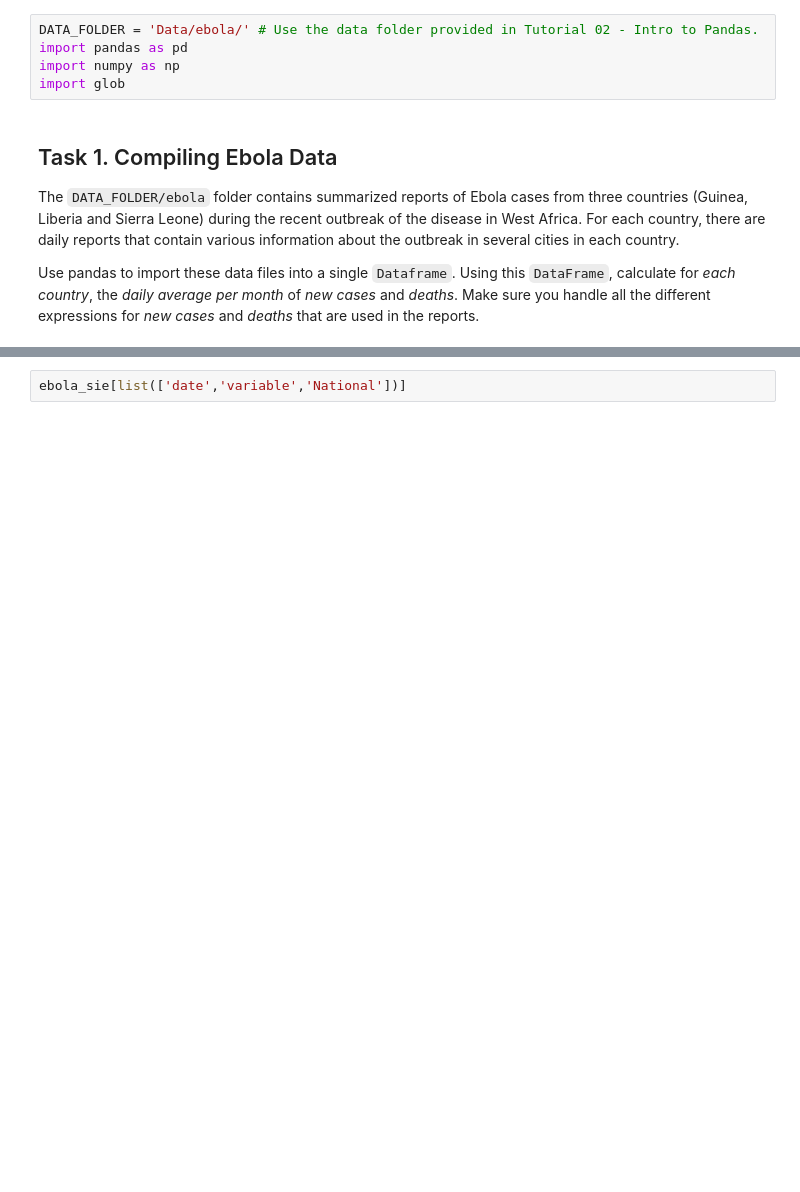
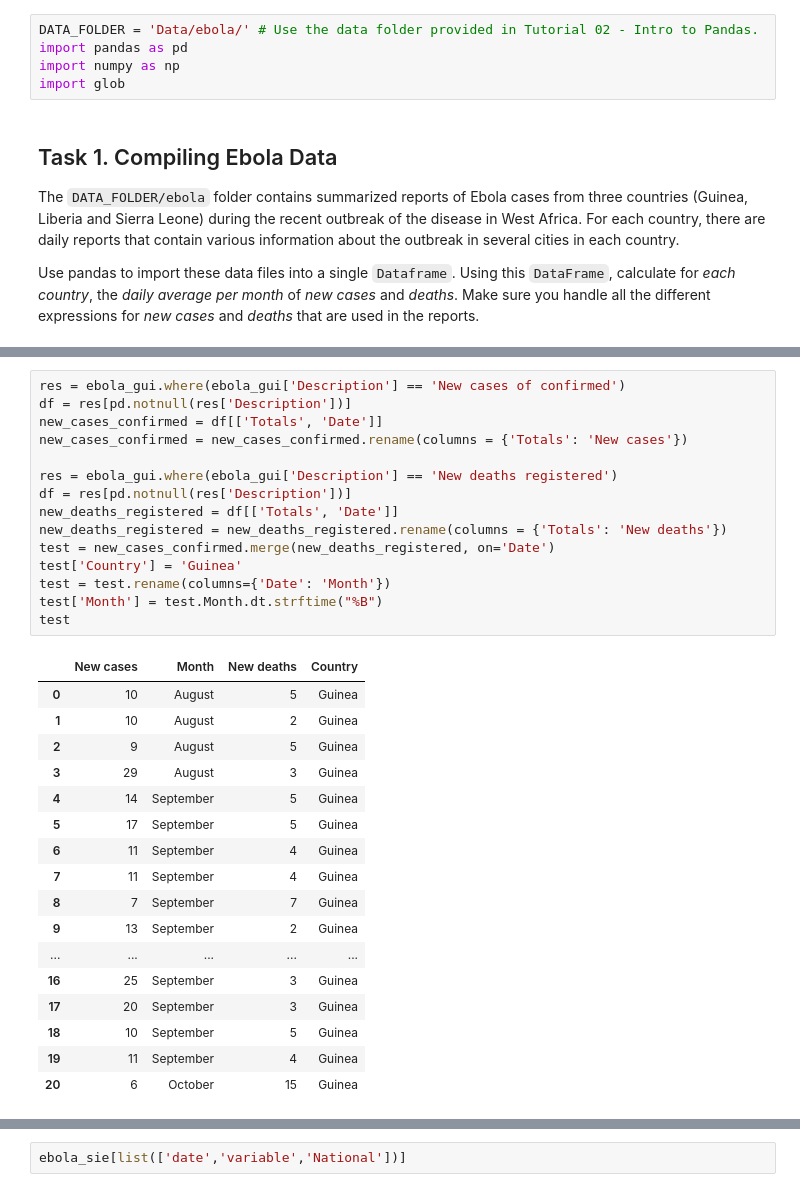
Before and after one commit to darioAnongba/EPFL-ADA, a Jupyter notebook: Labs/01 - Pandas and Data Wrangling/Homework 1.ipynb, the cells around one changed output, grey strips where cells are left out. Drawn from its saved outputs; the diff is of its cells as text; blank space fills up the shorter version.

```diff
--- a/Labs/01 - Pandas and Data Wrangling/Homework 1.ipynb
+++ b/Labs/01 - Pandas and Data Wrangling/Homework 1.ipynb
@@ -65,0 +43,33 @@ ebola_gui
+# %%
+res = ebola_gui.where(ebola_gui['Description'] == 'New cases of confirmed')
+df = res[pd.notnull(res['Description'])]
+new_cases_confirmed = df[['Totals', 'Date']]
+new_cases_confirmed = new_cases_confirmed.rename(columns = {'Totals': 'New cases'})
+
+res = ebola_gui.where(ebola_gui['Description'] == 'New deaths registered')
+df = res[pd.notnull(res['Description'])]
+new_deaths_registered = df[['Totals', 'Date']]
+new_deaths_registered = new_deaths_registered.rename(columns = {'Totals': 'New deaths'})
+test = new_cases_confirmed.merge(new_deaths_registered, on='Date')
+test['Country'] = 'Guinea'
+test = test.rename(columns={'Date': 'Month'})
+test['Month'] = test.Month.dt.strftime("%B")
+test
+# %% [output]
+|  | New cases | Month | New deaths | Country |
+| 0 | 10 | August | 5 | Guinea |
+| 1 | 10 | August | 2 | Guinea |
+| 2 | 9 | August | 5 | Guinea |
+| 3 | 29 | August | 3 | Guinea |
+| 4 | 14 | September | 5 | Guinea |
+| 5 | 17 | September | 5 | Guinea |
+| 6 | 11 | September | 4 | Guinea |
+| 7 | 11 | September | 4 | Guinea |
+| 8 | 7 | September | 7 | Guinea |
+| 9 | 13 | September | 2 | Guinea |
+| ... | ... | ... | ... | ... |
+| 16 | 25 | September | 3 | Guinea |
+| 17 | 20 | September | 3 | Guinea |
+| 18 | 10 | September | 5 | Guinea |
+| 19 | 11 | September | 4 | Guinea |
+| 20 | 6 | October | 15 | Guinea |
```
Also changed, not shown: parts of 5 cells of this notebook.
